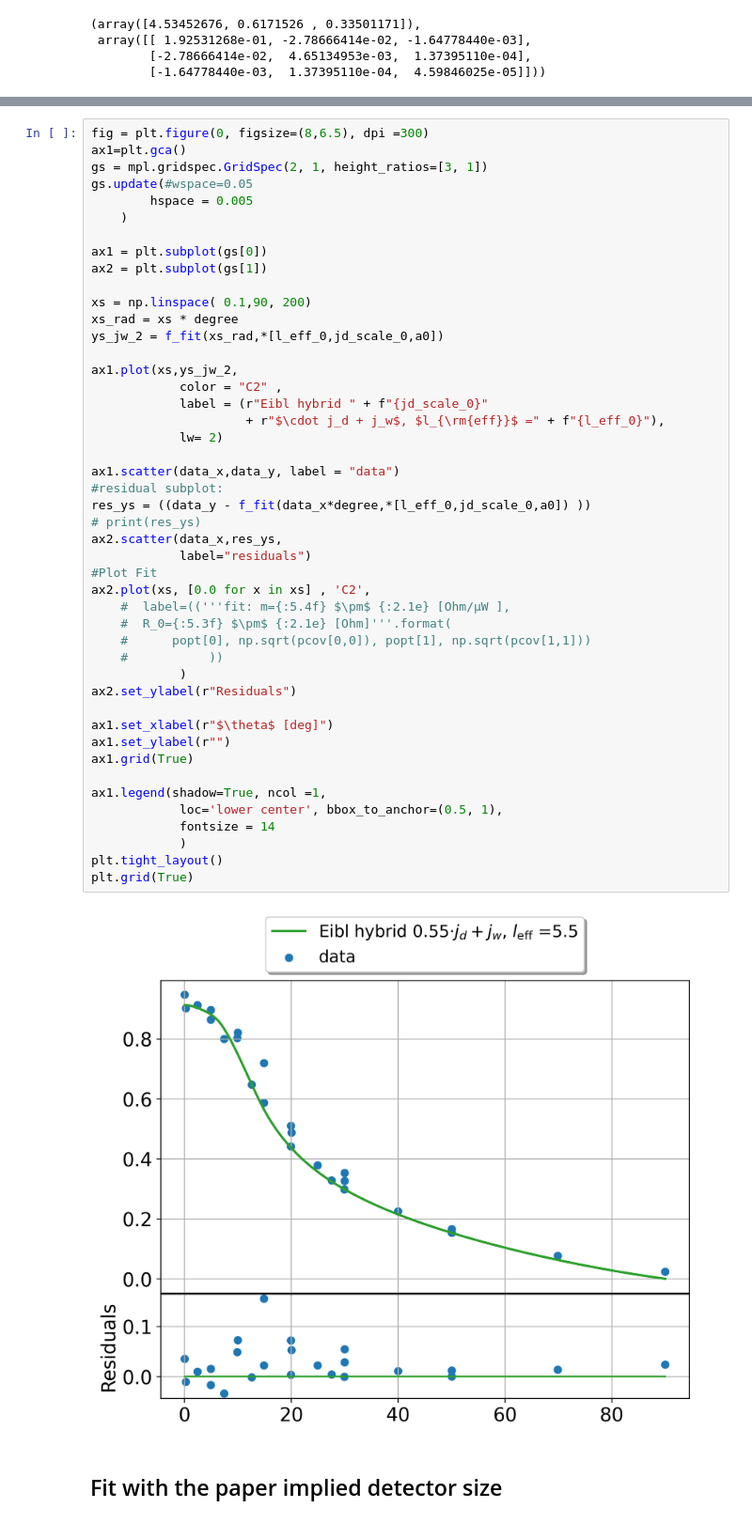
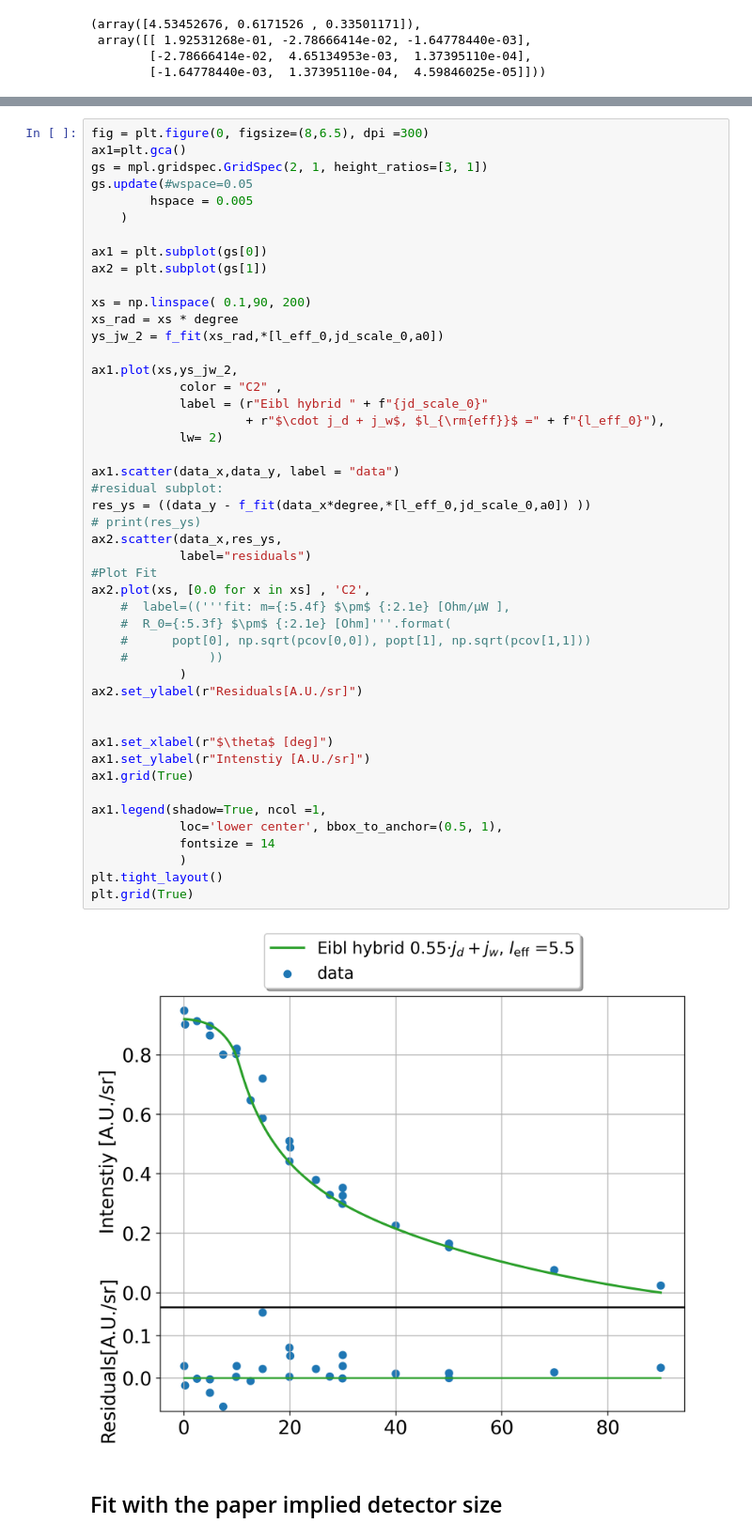
Before and after one commit to christianmatthe/wire_analysis, a Jupyter notebook: scripts/notebooks/2024-12-05_Eibl_refit_Tectra.ipynb, the cells around one changed output, grey strips where cells are left out. Shown at 94% size. Drawn from its saved outputs; the diff is of its cells as text.

```diff
--- a/scripts/notebooks/2024-12-05_Eibl_refit_Tectra.ipynb
+++ b/scripts/notebooks/2024-12-05_Eibl_refit_Tectra.ipynb
@@ -622,36 +735,37 @@ ys_jw_2 = f_fit(xs_rad,*[l_eff_0,jd_scale_0,a0])
 ax1.plot(xs,ys_jw_2,
             color = "C2" ,
             label = (r"Eibl hybrid " + f"{jd_scale_0}"
                      + r"$\cdot j_d + j_w$, $l_{\rm{eff}}$ =" + f"{l_eff_0}"),
             lw= 2)
 
 ax1.scatter(data_x,data_y, label = "data")
 #residual subplot:
 res_ys = ((data_y - f_fit(data_x*degree,*[l_eff_0,jd_scale_0,a0]) ))
 # print(res_ys)
 ax2.scatter(data_x,res_ys,
             label="residuals")
 #Plot Fit
 ax2.plot(xs, [0.0 for x in xs] , 'C2',
     #  label=(('''fit: m={:5.4f} $\pm$ {:2.1e} [Ohm/µW ],
     #  R_0={:5.3f} $\pm$ {:2.1e} [Ohm]'''.format(
     #      popt[0], np.sqrt(pcov[0,0]), popt[1], np.sqrt(pcov[1,1]))
     #           ))
             )
-ax2.set_ylabel(r"Residuals")
+ax2.set_ylabel(r"Residuals[A.U./sr]")
+
 
 ax1.set_xlabel(r"$\theta$ [deg]")
-ax1.set_ylabel(r"")
+ax1.set_ylabel(r"Intenstiy [A.U./sr]")
 ax1.grid(True)
 
 ax1.legend(shadow=True, ncol =1,
             loc='lower center', bbox_to_anchor=(0.5, 1),
             fontsize = 14
             )
 plt.tight_layout()
 plt.grid(True)
 # %% [output]
-[figure, old version]
+[figure, new version]
 # %% [markdown]
 ## Fit with the paper implied detector size
 # %%
```
Also changed, not shown: parts of 9 cells of this notebook, 4 other files.
